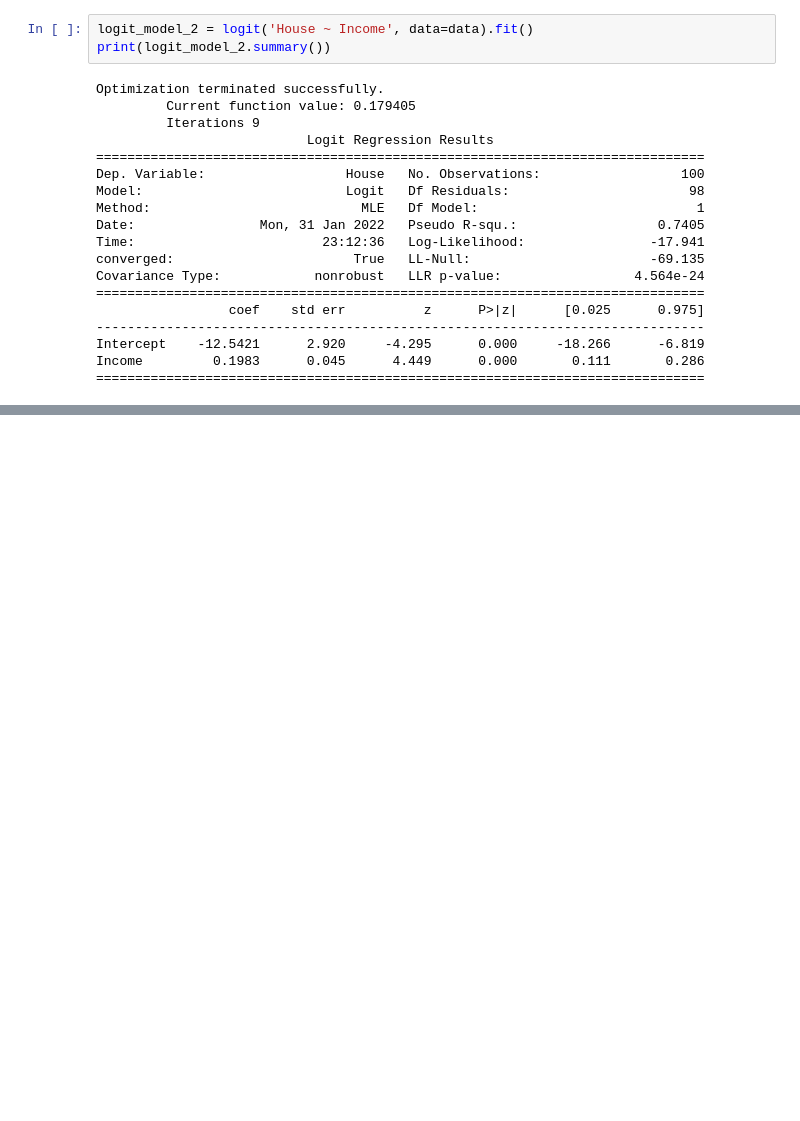
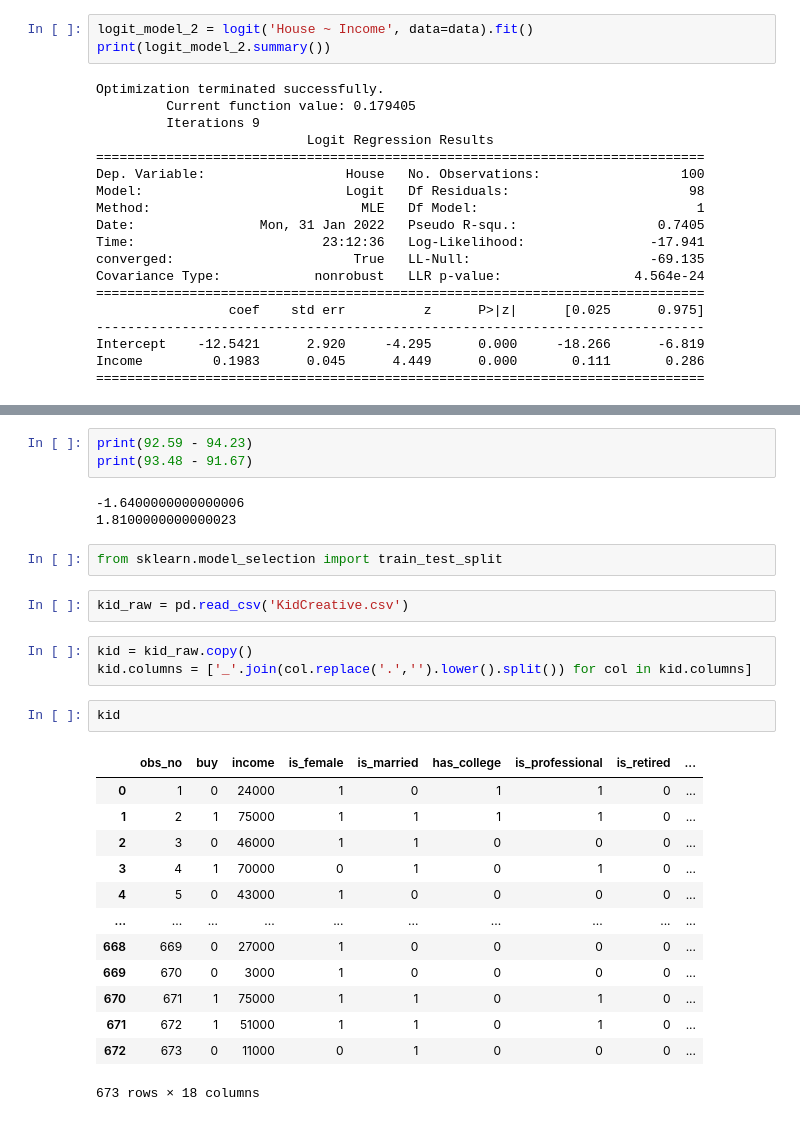
Before and after one commit to RainyHeaven/data_analytics, a Jupyter notebook: 제06장 로지스틱 회귀 분석/Logistic Regression.ipynb, the cells around one changed output, grey strips where cells are left out. Drawn from its saved outputs; the diff is of its cells as text; blank space fills up the shorter version.

```diff
--- a/제06장 로지스틱 회귀 분석/Logistic Regression.ipynb
+++ b/제06장 로지스틱 회귀 분석/Logistic Regression.ipynb
@@ -183,0 +245,29 @@ plt.show()
+# %%
+print(92.59 - 94.23)
+print(93.48 - 91.67)
+# %% [output]
+-1.6400000000000006
+1.8100000000000023
+# %%
+from sklearn.model_selection import train_test_split
+# %%
+kid_raw = pd.read_csv('KidCreative.csv')
+# %%
+kid = kid_raw.copy()
+kid.columns = ['_'.join(col.replace('.','').lower().split()) for col in kid.columns]
+# %%
+kid
+# %% [output]
+|  | obs_no | buy | income | is_female | is_married | has_college | is_professional | is_retired | ... |
+| 0 | 1 | 0 | 24000 | 1 | 0 | 1 | 1 | 0 | ... |
+| 1 | 2 | 1 | 75000 | 1 | 1 | 1 | 1 | 0 | ... |
+| 2 | 3 | 0 | 46000 | 1 | 1 | 0 | 0 | 0 | ... |
+| 3 | 4 | 1 | 70000 | 0 | 1 | 0 | 1 | 0 | ... |
+| 4 | 5 | 0 | 43000 | 1 | 0 | 0 | 0 | 0 | ... |
+| ... | ... | ... | ... | ... | ... | ... | ... | ... | ... |
+| 668 | 669 | 0 | 27000 | 1 | 0 | 0 | 0 | 0 | ... |
+| 669 | 670 | 0 | 3000 | 1 | 0 | 0 | 0 | 0 | ... |
+| 670 | 671 | 1 | 75000 | 1 | 1 | 0 | 1 | 0 | ... |
+| 671 | 672 | 1 | 51000 | 1 | 1 | 0 | 1 | 0 | ... |
+| 672 | 673 | 0 | 11000 | 0 | 1 | 0 | 0 | 0 | ... |
+673 rows × 18 columns
```
Also changed, not shown: parts of 46 cells of this notebook, 1 other file.
